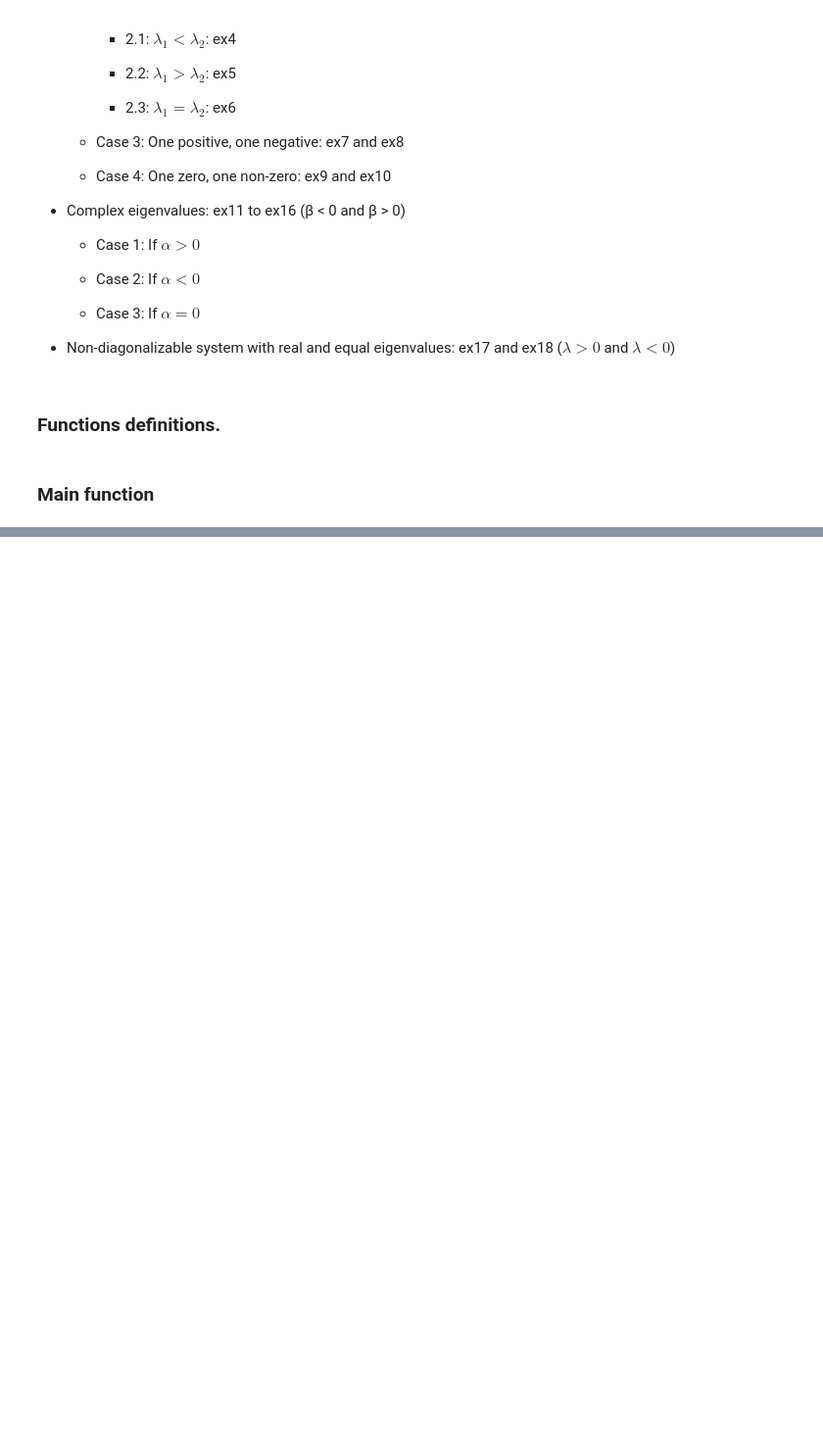
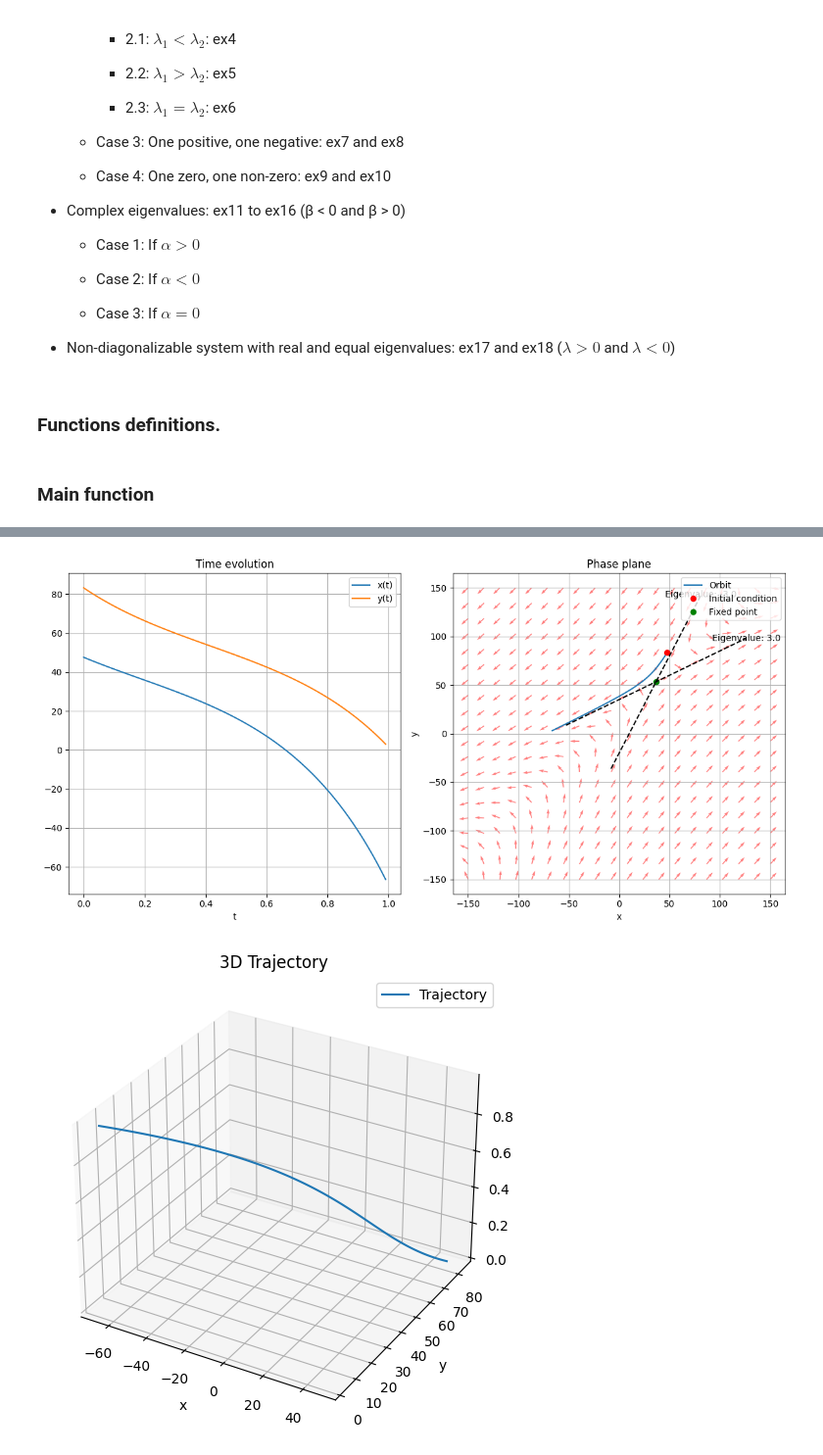
Before and after one commit to marcosgvjunior/Bidimensional-FirstOrder-Dynamical-Systems, a Jupyter notebook: BidimensionalFirstOrderODEs.ipynb, the cells around one changed output, grey strips where cells are left out. Shown at 98% size. Drawn from its saved outputs; the diff is of its cells as text; code cells hidden in the pictures; blank space fills up the shorter version.

```diff
--- a/BidimensionalFirstOrderODEs.ipynb
+++ b/BidimensionalFirstOrderODEs.ipynb
@@ -544,0 +748,78 @@ The fixed points are at x=-5e-324 and y=-5e-324
+# %%
+def main():
+    # Define parameter exs
+    param_exs = {
+        'ex1': np.array([[-0.8, 0.0], [0.0, -0.4]]),  # both eigenvalues are negative, lambda_1 < lambda_2
+        'ex2': np.array([[-0.4, 0.0], [0.0, -0.8]]),  # both eigenvalues are negative, lambda_1 > lambda_2
+        'ex3': np.array([[-0.8, 0.0], [0.0, -0.8]]),  # both eigenvalues are negative, lambda_1 = lambda_2
+        'ex4': np.array([[0.4, 0.0], [0.0, 0.8]]),  # both eigenvalues are positive, lambda_1 < lambda_2
+        'ex5': np.array([[0.8, 0.0], [0.0, 0.4]]),  # both eigenvalues are positive, lambda_1 > lambda_2
+        'ex6': np.array([[0.8, 0.0], [0.0, 0.8]]),  # both eigenvalues are positive, lambda_1 = lambda_2
+        'ex7': np.array([[0.3, 0.0], [0.0, -0.4]]),  # one eigenvalue is positive, the other is negative. lambda_1 > 0 and  lambda_2 < 0
+        'ex8': np.array([[-0.3, 0.0], [0.0, 0.4]]),  # one eigenvalue is negative, the other is positive. lambda_1 < 0 and  lambda_2 > 0
+        'ex9': np.array([[0.0, 0.0], [0.0, 0.4]]),  # one eigenvalue is zero, the other is positive. lambda_1 = 0 and  lambda_2 > 0
+        'ex10': np.array([[0.4, 0.0], [0.0, 0.0]]),  # one eigenvalue is positive, the other is zero. lambda_1 > 0 and  lambda_2 = 0
+        'ex11': np.array([[0.0, 1.0], [-1.0, 0.0]]),  # complex eigenvalues, α = 0, β < 0
+        'ex12': np.array([[0.0, -1.0], [1.0, 0.0]]),  # complex eigenvalues, α = 0, β > 0
+        'ex13': np.array([[-0.1, 1.0], [-1.0, -0.1]]),  # complex eigenvalues, α < 0, β < 0
+        'ex14': np.array([[-0.1, -1.0], [1.0, -0.1]]),  # complex eigenvalues, α < 0, β > 0
+        'ex15': np.array([[0.1, 1.0], [-1.0, 0.1]]),  # complex eigenvalues, α > 0, β < 0
+        'ex16': np.array([[0.1, -1.0], [1.0, 0.1]]),  # complex eigenvalues, α > 0, β > 0
+        'ex17': np.array([[0.9, 1], [0.0, 0.9]]),  # non-diagonalizable with real and equal eigenvalues: lambda > 0
+        'ex18': np.array([[-0.9, 1], [0.0, -0.9]]),  # non-diagonalizable with real and equal eigenvalues: lambda < 0
+        'ex19': np.array([[5.0, -4.0], [4.0, -5.0]])  # General case example
+    }
+
+    # Select the parameter ex you want to use
+    selected_ex = 'ex19'
+    A = param_exs[selected_ex]
+
+    # set non-homegenous values
+    g = 3 * np.array([10, 40])
+
+    # find the fixed points
+    xf_val, yf_val = find_fixed_points_Num(A, g)
+    print(f"The fixed points are at x={xf_val} and y={yf_val}")
+
+    # set parameters and initial conditions
+    state0 = np.array([11.0, 30]) + np.array([xf_val, yf_val])
+    t = np.arange(0.0, 1.0, 0.01)
+
+    # solve the system of ODEs
+    state = solve_odes_Num(state0, t, A, g)
+
+    # extract the solutions
+    x_vals = state[:, 0]
+    y_vals = state[:, 1]
+
+    # analyze the system
+    properties, stability, uniqueness = system_properties(A)
+    print('\nSystem properties:')
+    print(f"Determinant: {properties['determinant']}\n")
+    print(f"Eigenvalues: \n{np.array2string(properties['eigenvalues'], separator=', ')}\n")
+
+    # calculate the translated eigenvectors
+    translated_eigenvectors = properties['eigenvectors'] + np.array([xf_val, yf_val])[:, None]
+    print(f"Eigenvectors (original): \n{np.array2string(properties['eigenvectors'], separator=', ')}\n")
+    print(f"Eigenvectors (translated): \n{np.array2string(translated_eigenvectors, separator=', ')}\n")
+
+    print(f"Diagonal matrix of eigenvalues: \n{np.array2string(properties['diagonal matrix'], separator=', ')}\n")
+    for eigenvalue, eigenspace in properties['eigen spaces'].items():
+        # calculate the translated eigenspace
+        translated_eigenspace = eigenspace + np.array([xf_val, yf_val])[:, None]
+        print(f"Eigen space for eigenvalue {eigenvalue} (original): \n{np.array2string(eigenspace, separator=', ')}\n")
+        print(f"Eigen space for eigenvalue {eigenvalue} (translated): \n{np.array2string(translated_eigenspace, separator=', ')}\n")
+    print(stability)
+    print(uniqueness)
+
+    # plot the results
+    a, b, c, d = A[0, 0], A[0, 1], A[1, 0], A[1, 1]
+    # plot_results_linear(t, x_vals, y_vals, state0[0], state0[1], xf_val, yf_val, a, b, c, d)
+    plot_results_linear(t, x_vals, y_vals, state0[0], state0[1], xf_val, yf_val, a, b, c, d, properties['eigenvalues'], properties['eigenvectors'], g)
+
+    # plot the 3D trajectory
+    plot_3D_trajectory(x_vals, y_vals, t)
+
+if __name__ == "__main__":
+    main()
+# %% [output]
@@ -544,0 +843,2 @@ The fixed points are at x=-5e-324 and y=-5e-324
+[figure, added]
+[figure, added]
```
Also changed, not shown: parts of 9 cells of this notebook.
